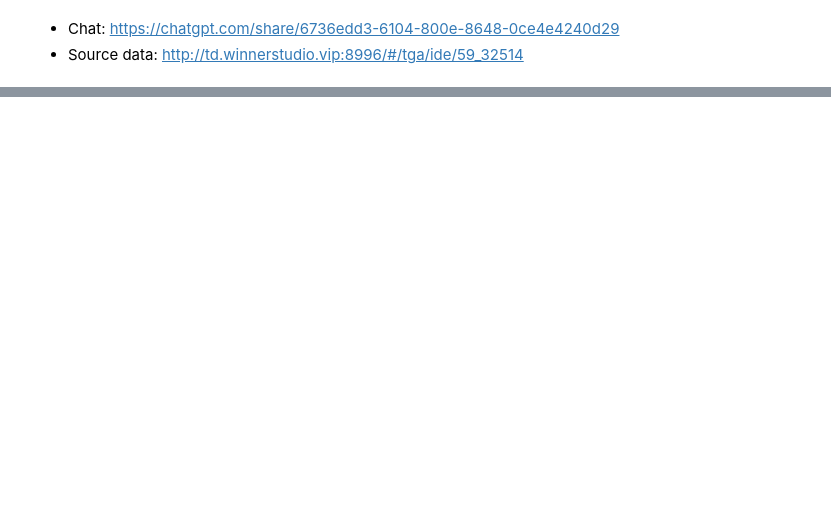
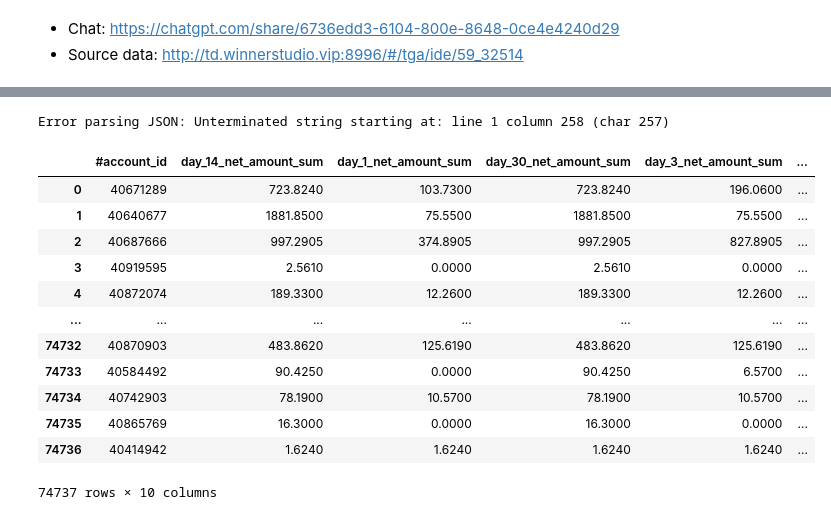
Before and after one commit to PereFuster/Colin-s-insight-rules, a Jupyter notebook: recycled_users_value.ipynb, the cells around one changed output, grey strips where cells are left out. Drawn from its saved outputs; the diff is of its cells as text; code cells hidden in the pictures; blank space fills up the shorter version.

Commit message:
I have finalised the multiPle days revenue task

```diff
--- a/recycled_users_value.ipynb
+++ b/recycled_users_value.ipynb
@@ -127,0 +180,41 @@ plt.show()
+# %%
+# So, you need to investigate how to increase the number of users across your platform. You need to understand the relevant parameters that will increase the performance of your game
+day = 7
+version = 1
+
+final_query = f"""
+with acorn_all as (
+select
+     game,users."#account_id",email,"register_time"
+     ,sum(if(date_diff('day',"register_time","#event_time")<=1,cast("net_amount" as double),0.0))  as day_1_net_amount_sum
+     ,sum(if(date_diff('day',"register_time","#event_time")<=3,cast("net_amount" as double),0.0))  as day_3_net_amount_sum
+     ,sum(if(date_diff('day',"register_time","#event_time")<=7,cast("net_amount" as double),0.0))  as day_7_net_amount_sum
+     ,sum(if(date_diff('day',"register_time","#event_time")<=14,cast("net_amount" as double),0.0)) as day_14_net_amount_sum
+     ,sum(if(date_diff('day',"register_time","#event_time")<=14,cast("net_amount" as double),0.0)) as day_30_net_amount_sum
+from
+    (select "#account_id", "#event_time", "net_amount"
+      from ta.v_event_102
+      where "$part_event"='order_pay' and "$part_date" between '2024-06-03' and '2024-10-13'
+    ) as payments
+  right join
+    (select
+        email,"#account_id","register_time",
+        concat('102: ', bundle_id) as game
+      from ta.v_user_102
+      where cast("register_time" as varchar) between '2024-06-03' and '2024-10-13'
+    ) as users
+  on payments."#account_id"=users."#account_id"
+group by 1,2,3,4)
+
+, output_aux as (
+select *,rank() over (partition by email order by "register_time") as nth_game
+from acorn_all
+where email is not null)
+
+select *
+from output_aux
+where nth_game <= 5
+and day_7_net_amount_sum > 0
+"""
+
+print(final_query)
@@ -127,0 +239,18 @@ plt.show()
+# %%
+df = pull_data(final_query, bs_token, host)
+df
+# %% [output]
+Error parsing JSON: Unterminated string starting at: line 1 column 258 (char 257)
+|  | #account_id | day_14_net_amount_sum | day_1_net_amount_sum | day_30_net_amount_sum | day_3_net_amount_sum | ... |
+| 0 | 40671289 | 723.8240 | 103.7300 | 723.8240 | 196.0600 | ... |
+| 1 | 40640677 | 1881.8500 | 75.5500 | 1881.8500 | 75.5500 | ... |
+| 2 | 40687666 | 997.2905 | 374.8905 | 997.2905 | 827.8905 | ... |
+| 3 | 40919595 | 2.5610 | 0.0000 | 2.5610 | 0.0000 | ... |
+| 4 | 40872074 | 189.3300 | 12.2600 | 189.3300 | 12.2600 | ... |
+| ... | ... | ... | ... | ... | ... | ... |
+| 74732 | 40870903 | 483.8620 | 125.6190 | 483.8620 | 125.6190 | ... |
+| 74733 | 40584492 | 90.4250 | 0.0000 | 90.4250 | 6.5700 | ... |
+| 74734 | 40742903 | 78.1900 | 10.5700 | 78.1900 | 10.5700 | ... |
+| 74735 | 40865769 | 16.3000 | 0.0000 | 16.3000 | 0.0000 | ... |
+| 74736 | 40414942 | 1.6240 | 1.6240 | 1.6240 | 1.6240 | ... |
+74737 rows × 10 columns
```
Also changed, not shown: parts of 8 cells of this notebook.
